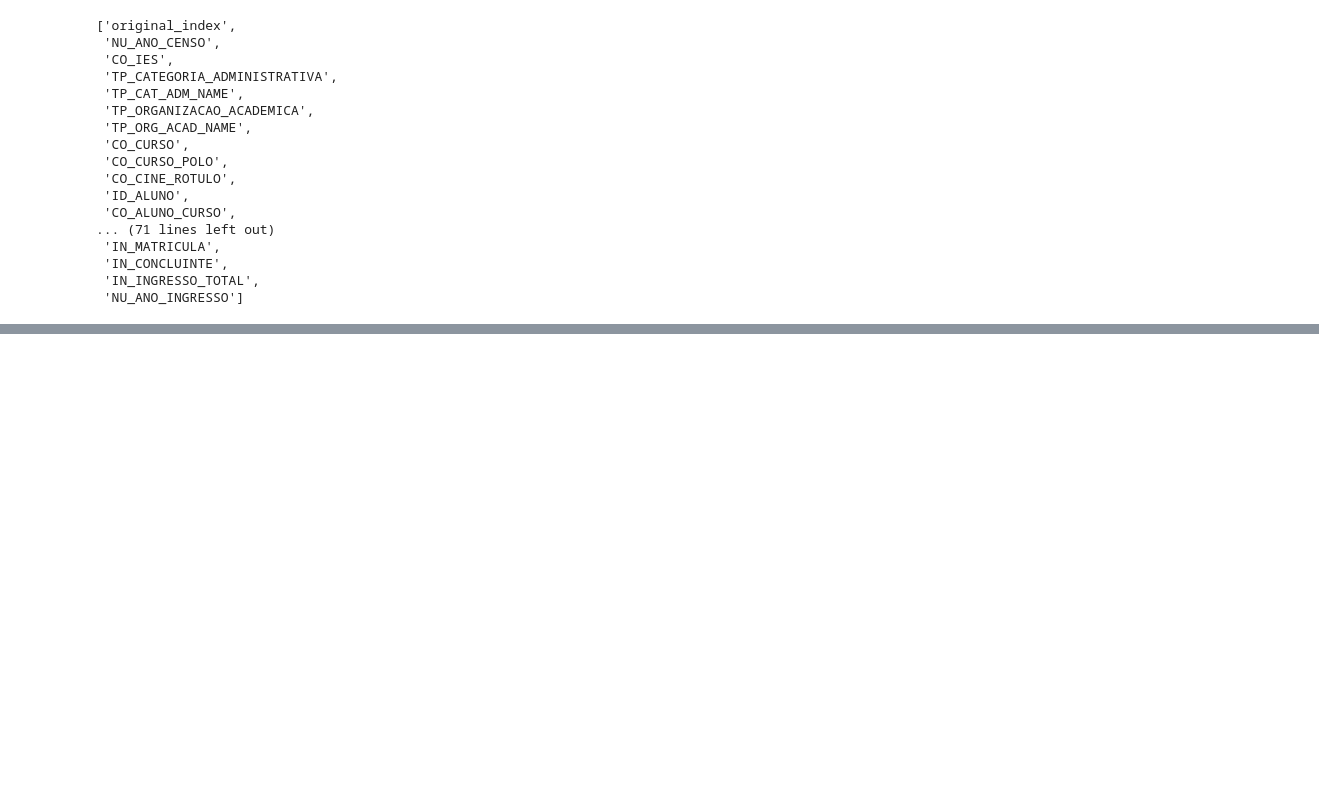
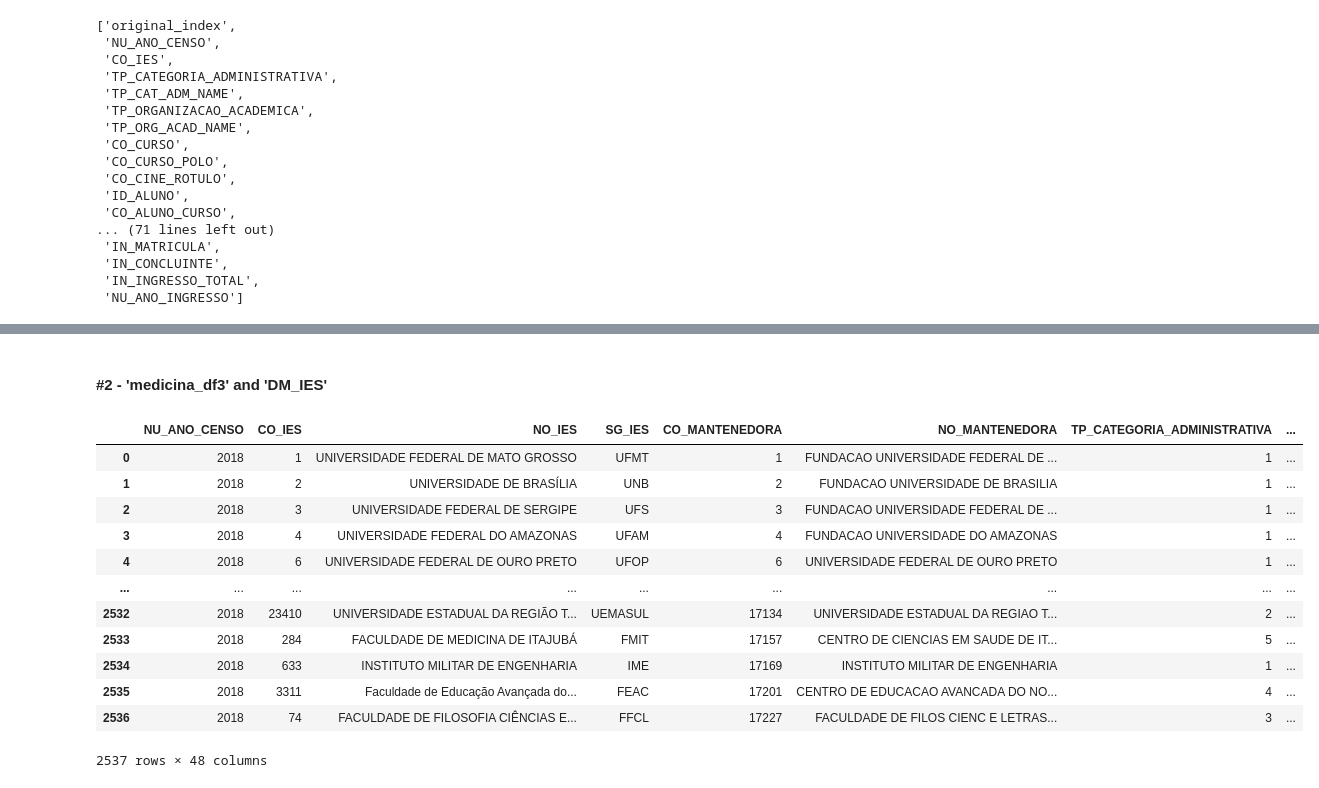
Before and after one commit to rafael-roldao/censo_es_2018_aluno, a Jupyter notebook: Censo do Ensino Superior 2018 - Alunos.ipynb, the cells around one changed output, grey strips where cells are left out. Cells and saved outputs as stored; diff of their text form; code cells hidden in the pictures; blank space fills up the shorter version.

```diff
--- a/Censo do Ensino Superior 2018 - Alunos.ipynb
+++ b/Censo do Ensino Superior 2018 - Alunos.ipynb
@@ -901,0 +982,19 @@ medicina_df2
+# %% [markdown]
+#### #2 - 'medicina_df3' and 'DM_IES'
+# %%
+IES_df = pd.read_csv('DM_IES.csv', sep='|', encoding='latin-1')
+IES_df
+# %% [output]
+|  | NU_ANO_CENSO | CO_IES | NO_IES | SG_IES | CO_MANTENEDORA | NO_MANTENEDORA | TP_CATEGORIA_ADMINISTRATIVA | ... |
+| 0 | 2018 | 1 | UNIVERSIDADE FEDERAL DE MATO GROSSO | UFMT | 1 | FUNDACAO UNIVERSIDADE FEDERAL DE ... | 1 | ... |
+| 1 | 2018 | 2 | UNIVERSIDADE DE BRASÍLIA | UNB | 2 | FUNDACAO UNIVERSIDADE DE BRASILIA | 1 | ... |
+| 2 | 2018 | 3 | UNIVERSIDADE FEDERAL DE SERGIPE | UFS | 3 | FUNDACAO UNIVERSIDADE FEDERAL DE ... | 1 | ... |
+| 3 | 2018 | 4 | UNIVERSIDADE FEDERAL DO AMAZONAS | UFAM | 4 | FUNDACAO UNIVERSIDADE DO AMAZONAS | 1 | ... |
+| 4 | 2018 | 6 | UNIVERSIDADE FEDERAL DE OURO PRETO | UFOP | 6 | UNIVERSIDADE FEDERAL DE OURO PRETO | 1 | ... |
+| ... | ... | ... | ... | ... | ... | ... | ... | ... |
+| 2532 | 2018 | 23410 | UNIVERSIDADE ESTADUAL DA REGIÃO T... | UEMASUL | 17134 | UNIVERSIDADE ESTADUAL DA REGIAO T... | 2 | ... |
+| 2533 | 2018 | 284 | FACULDADE DE MEDICINA DE ITAJUBÁ | FMIT | 17157 | CENTRO DE CIENCIAS EM SAUDE DE IT... | 5 | ... |
+| 2534 | 2018 | 633 | INSTITUTO MILITAR DE ENGENHARIA | IME | 17169 | INSTITUTO MILITAR DE ENGENHARIA | 1 | ... |
+| 2535 | 2018 | 3311 | Faculdade de Educação Avançada do... | FEAC | 17201 | CENTRO DE EDUCACAO AVANCADA DO NO... | 4 | ... |
+| 2536 | 2018 | 74 | FACULDADE DE FILOSOFIA CIÊNCIAS E... | FFCL | 17227 | FACULDADE DE FILOS CIENC E LETRAS... | 3 | ... |
+2537 rows × 48 columns
```
Also changed, not shown: parts of 20 cells of this notebook, 2 other files.
